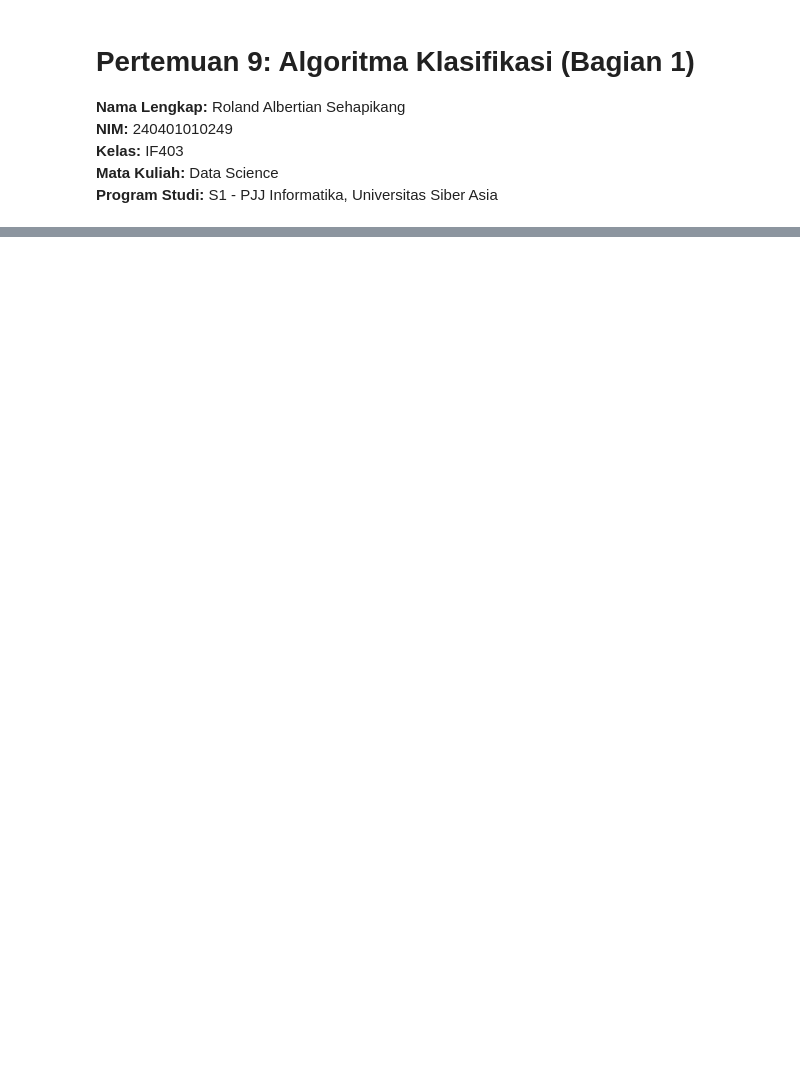
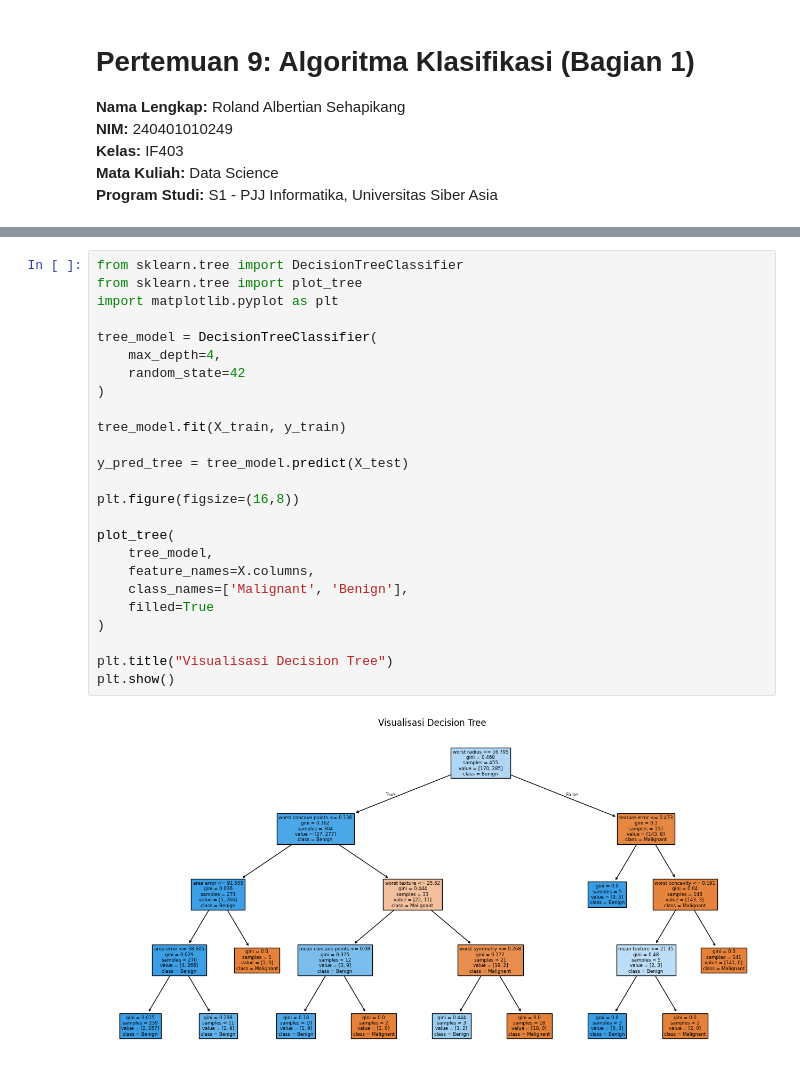
Before and after one commit to Ganzer13/DataScience_240401010294_Roland, a Jupyter notebook: Pertemuan9_Roland_240401010294.ipynb, the cells around one changed output, grey strips where cells are left out. Cells and saved outputs as stored; diff of their text form; blank space fills up the shorter version.

```diff
--- a/Pertemuan9_Roland_240401010294.ipynb
+++ b/Pertemuan9_Roland_240401010294.ipynb
@@ -60 +77,28 @@ Ukuran Data Uji (Test)  : (200, 5)
+# %%
+from sklearn.tree import DecisionTreeClassifier
+from sklearn.tree import plot_tree
+import matplotlib.pyplot as plt
+
+tree_model = DecisionTreeClassifier(
+    max_depth=4,
+    random_state=42
+)
+
+tree_model.fit(X_train, y_train)
+
+y_pred_tree = tree_model.predict(X_test)
+
+plt.figure(figsize=(16,8))
+
+plot_tree(
+    tree_model,
+    feature_names=X.columns,
+    class_names=['Malignant', 'Benign'],
+    filled=True
+)
+
+plt.title("Visualisasi Decision Tree")
+plt.show()
+# %% [output]
+[figure, added]
 # %%
```
Also changed, not shown: parts of 9 cells of this notebook.
